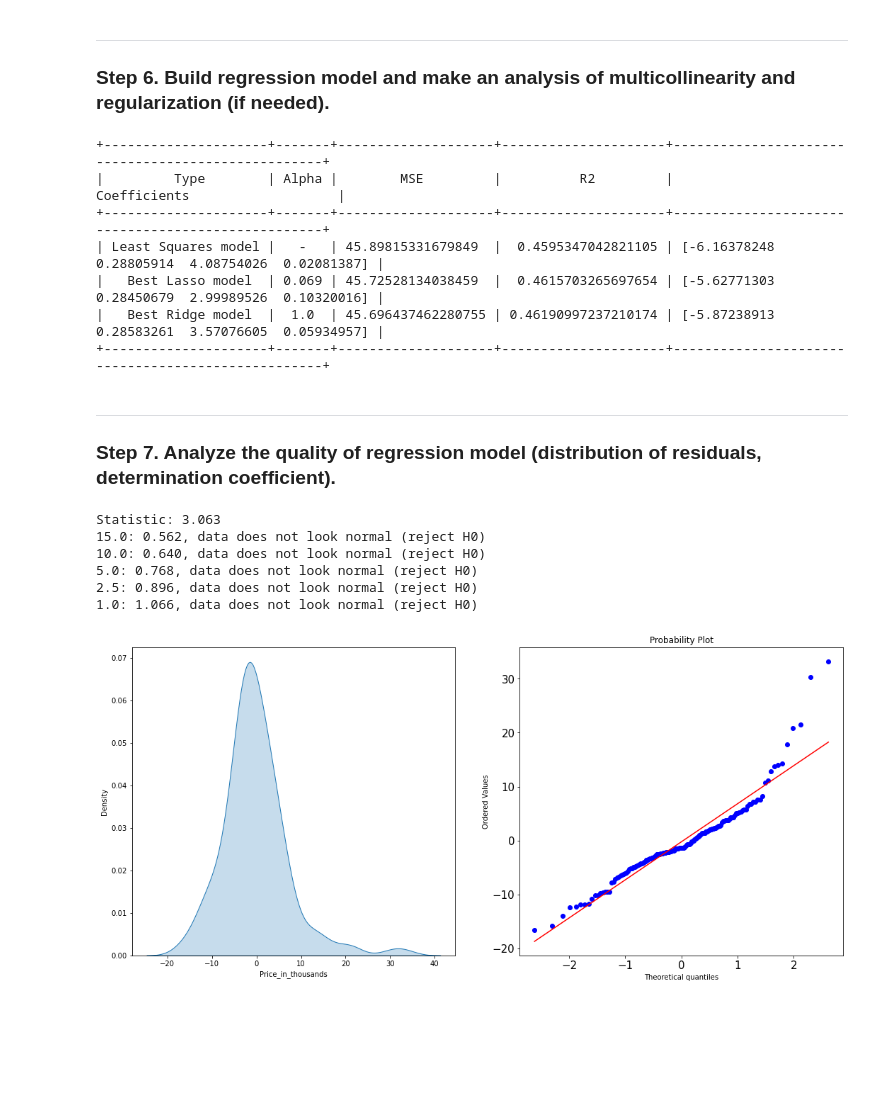
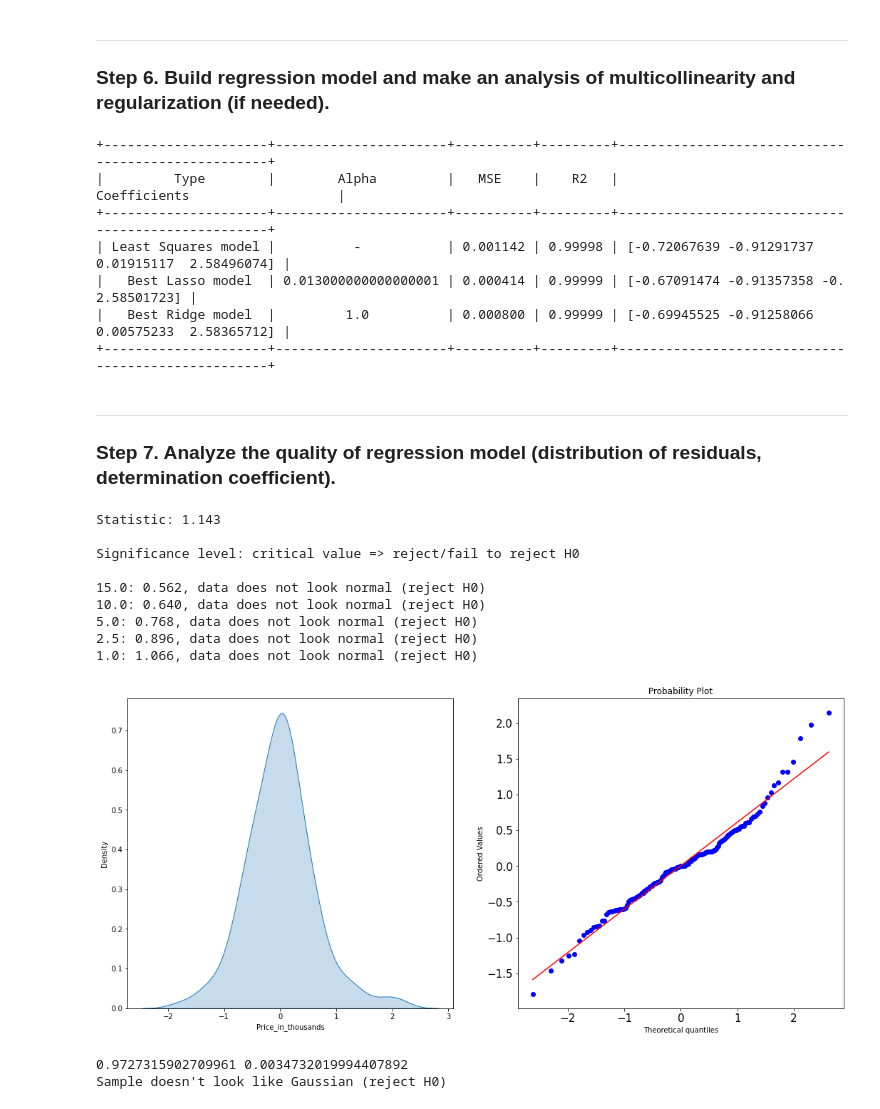
Before and after one commit to belpablo/MMMSA, a Jupyter notebook: Lab_2_redo.ipynb, the cells around one changed output. Drawn from its saved outputs; the diff is of its cells as text; code cells hidden in the pictures; blank space fills up the shorter version.

```diff
--- a/Lab_2_redo.ipynb
+++ b/Lab_2_redo.ipynb
@@ -87,6 +87,6 @@ table = PrettyTable()
 table.field_names = ["Column name", "mathematical expectation", "variance"]
 
 for i in range(1, len(cols)):
-    table.add_row([str(cols[i]), '{:f}'.format(sales_df.mean()[i]), '{:f}'.format(sales_df.var()[i])])
+    table.add_row([str(cols[i]), '{0:.5f}'.format(sales_df.mean()[i]), '{0:.5f}'.format(sales_df.var()[i])])
 print(table)
 # %% [output]
@@ -149,11 +149,11 @@ for vtype, group in vt_df:
     table.add_row(['' for i in range(4)])
 
     table.add_row([(lambda x: not x and 'Passenger' or 'Truck')(vtype), w[0],
-                   str(group[w[0]].mean())[:10], str(group[w[0]].var())[:10]])
+                   '{0:.5f}'.format(group[w[0]].mean()), '{0:.5f}'.format(group[w[0]].var())])
 
     for i in range (1, len(w)):
 
-        table.add_row(['', w[i], '{:f}'.format(group[w[i]].mean()), '{:f}'.format((group[w[i]].var()))])
+        table.add_row(['', w[i], '{0:.5f}'.format(group[w[i]].mean()), '{0:.5f}'.format((group[w[i]].var()))])
 
 table.align["Column name"] = 'l'
 
@@ -230,11 +228,11 @@ plt.show()
 ---
 ### Step 6. Build regression model and make an analysis of multicollinearity and regularization (if needed).
 # %%
-subsample = sales_df[['Price_in_thousands', 'Engine_size', 'Horsepower', 'Curb_weight','Fuel_capacity']].copy()
+subsample = sales_df[['Price_in_thousands', 'Engine_size', 'Horsepower', 'Curb_weight','Power_perf_factor']].copy()
 predictors = subsample.columns.tolist()[1:]
 target = subsample.columns.tolist()[0]
 
-train, test = sk.model_selection.train_test_split(subsample, test_size = 0.15, random_state = 7)
+train, test = sk.model_selection.train_test_split(subsample, test_size = 0.15, random_state = 8)
 X_train, X_test = train[predictors], test[predictors]
 y_train, y_test = train[target], test[target]
 
@@ -245,8 +243,8 @@ table.field_names = ["Type", "Alpha", "MSE", "R2", "Coefficients"]
 regr = sk.linear_model.LinearRegression()
 regr.fit(X_train, y_train)
 predicted = regr.predict(X_test)
-table.add_row(["Least Squares model", "-" , str(mean_squared_error(y_test, predicted)),
-               str(r2_score(y_test, predicted)), str(regr.coef_)])
+table.add_row(["Least Squares model", "-" , str(mean_squared_error(y_test, predicted))[:8],
+               str(r2_score(y_test, predicted))[:7], str(regr.coef_)])
 
 best_lasso_alpha = -1
 best_lasso_mse = inf
@@ -254,7 +252,7 @@ best_lasso_r2 = -1
 best_lasso_coef = (0, 0, 0, 0)
 for alpha in np.arange(0.0,1.001,0.001):
 
-    regr = sk.linear_model.Lasso(alpha=alpha, random_state=random_state)
+    regr = sk.linear_model.Lasso(alpha = alpha, random_state = random_state)
     regr.fit(X_train, y_train)
     predicted = regr.predict(X_test)
     curr_lasso_mse = mean_squared_error(y_test, predicted)
@@ -268,7 +266,7 @@ for alpha in np.arange(0.0,1.001,0.001):
         best_lasso_r2 = curr_lasso_r2
         best_lasso_coef = curr_lasso_coef
 
-table.add_row(["Best Lasso model", best_lasso_alpha ,str(best_lasso_mse), str(best_lasso_r2), str(best_lasso_coef)])
+table.add_row(["Best Lasso model", best_lasso_alpha, str(best_lasso_mse)[:8], str(best_lasso_r2)[:7], str(best_lasso_coef)])
 
 best_ridge_alpha = -1
 best_ridge_mse = inf
@@ -291,23 +289,23 @@ for alpha in np.arange(0.0,1.001,0.001):
         best_ridge_r2 = curr_ridge_r2
         best_ridge_coef = curr_ridge_coef
 
-table.add_row(["Best Ridge model", best_ridge_alpha ,str(best_ridge_mse), str(best_ridge_r2), str(best_ridge_coef)])
+table.add_row(["Best Ridge model", best_ridge_alpha, str(best_ridge_mse)[:8], str(best_ridge_r2)[:7], str(best_ridge_coef)])
 
 print(table)
 # %% [output]
-+---------------------+-------+--------------------+---------------------+---------------------------------------------------+
-|         Type        | Alpha |        MSE         |          R2         |                    Coefficients                   |
-+---------------------+-------+--------------------+---------------------+---------------------------------------------------+
-| Least Squares model |   -   | 45.89815331679849  |  0.4595347042821105 | [-6.16378248  0.28805914  4.08754026  0.02081387] |
-|   Best Lasso model  | 0.069 | 45.72528134038459  |  0.4615703265697654 | [-5.62771303  0.28450679  2.99989526  0.10320016] |
-|   Best Ridge model  |  1.0  | 45.696437462280755 | 0.46190997237210174 | [-5.87238913  0.28583261  3.57076605  0.05934957] |
-+---------------------+-------+--------------------+---------------------+---------------------------------------------------+
++---------------------+----------------------+----------+---------+---------------------------------------------------+
+|         Type        |        Alpha         |   MSE    |    R2   |                    Coefficients                   |
++---------------------+----------------------+----------+---------+---------------------------------------------------+
+| Least Squares model |          -           | 0.001142 | 0.99998 | [-0.72067639 -0.91291737  0.01915117  2.58496074] |
+|   Best Lasso model  | 0.013000000000000001 | 0.000414 | 0.99999 | [-0.67091474 -0.91357358 -0.          2.58501723] |
+|   Best Ridge model  |         1.0          | 0.000800 | 0.99999 | [-0.69945525 -0.91258066  0.00575233  2.58365712] |
++---------------------+----------------------+----------+---------+---------------------------------------------------+
 # %% [markdown]
 ---
 ### Step 7. Analyze the quality of regression model (distribution of residuals, determination coefficient).
 # %%
-model = sk.linear_model.LinearRegression()
-#model = sk.linear_model.Lasso()
+#model = sk.linear_model.LinearRegression()
+model = sk.linear_model.Lasso()
 #model = sk.linear_model.Ridge()
 
 model.fit(X_train, y_train)
@@ -318,32 +316,52 @@ residuals.describe()
 
 result = sp.stats.anderson(residuals, dist = 'norm')
 print('Statistic: %.3f' % result.statistic)
+
+print('\nSignificance level: critical value => reject/fail to reject H0 \n')
 
 for i in range(len(result.critical_values)):
 
     sl, cv = result.significance_level[i], result.critical_values[i]
 
     if result.statistic < result.critical_values[i]:
         print('%.1f: %.3f, data looks normal (fail to reject H0)' % (sl, cv))
     else:
         print('%.1f: %.3f, data does not look normal (reject H0)' % (sl, cv))
 
 sp.stats.kstest(residuals, 'norm', args = (residuals.mean(), residuals.var()))
 
 fig, axes = plt.subplots(1, 2, figsize = (18, 8))
 
 sns.kdeplot(residuals, shade = True, ax = axes[0])
 sp.stats.probplot(residuals, dist = "norm", plot = axes[1])
 
 plt.yticks(fontsize = 15)
 plt.xticks(fontsize = 15)
 
 pylab.show()
 # %% [output]
-Statistic: 3.063
+Statistic: 1.143
+
+Significance level: critical value => reject/fail to reject H0
+
 15.0: 0.562, data does not look normal (reject H0)
 10.0: 0.640, data does not look normal (reject H0)
 5.0: 0.768, data does not look normal (reject H0)
 2.5: 0.896, data does not look normal (reject H0)
 1.0: 1.066, data does not look normal (reject H0)
-[figure, old version]
+[figure, new version]
+# %%
+from scipy.stats import shapiro
+
+stat, p = shapiro(residuals)
+print(stat, p)
+
+# interpret
+alpha = 0.05
+if p > alpha:
+    print('Sample looks like Gaussian (fail to reject H0)')
+else:
+    print("Sample doesn't look like Gaussian (reject H0)")
+# %% [output]
+0.9727315902709961 0.0034732019994407892
+Sample doesn't look like Gaussian (reject H0)
```
Also changed, not shown: parts of 6 cells of this notebook.
